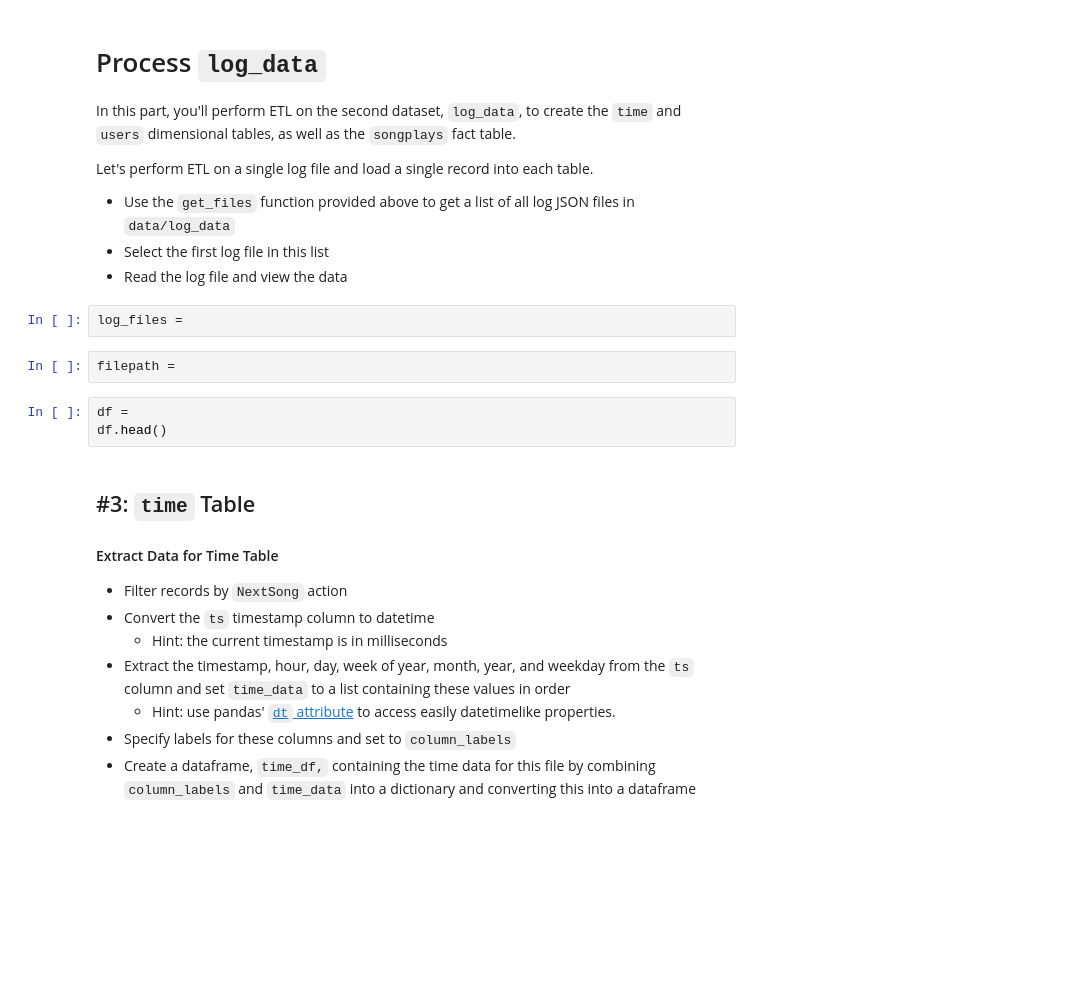
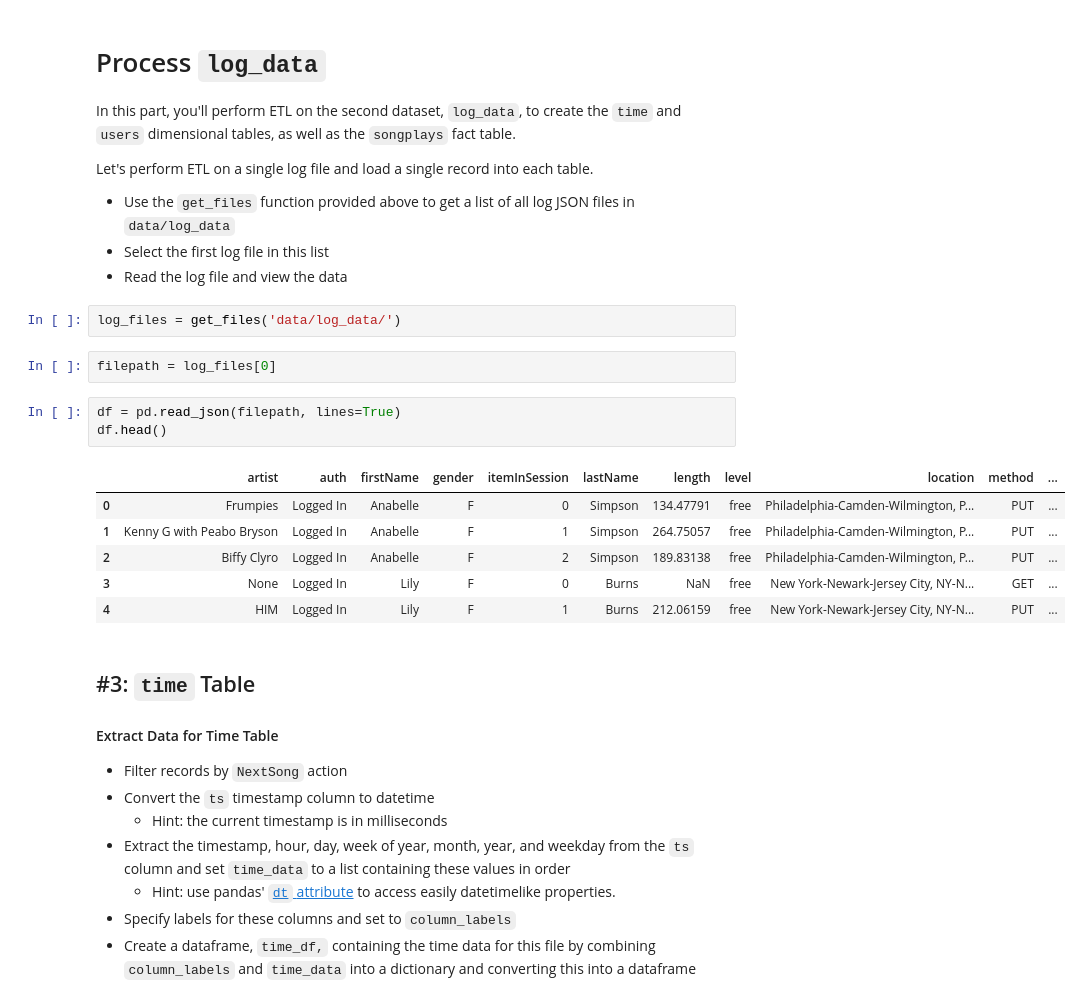
Before and after one commit to yarox/data-eng-nano-project1, a Jupyter notebook: services/jupyter/src/etl.ipynb, the cells around one changed output. Saved outputs shown, nothing was run; the diff lists cells and outputs as text; blank space fills up the shorter version.

```diff
--- a/services/jupyter/src/etl.ipynb
+++ b/services/jupyter/src/etl.ipynb
@@ -78,13 +92,20 @@ Let's perform ETL on a single log file and load a single record into each table.
 - Use the `get_files` function provided above to get a list of all log JSON files in `data/log_data`
 - Select the first log file in this list
 - Read the log file and view the data
-# %%
-log_files =
+# %%
+log_files = get_files('data/log_data/')
 # %%
-filepath =
+filepath = log_files[0]
 # %%
-df =
+df = pd.read_json(filepath, lines=True)
 df.head()
+# %% [output]
+|  | artist | auth | firstName | gender | itemInSession | lastName | length | level | location | method | ... |
+| 0 | Frumpies | Logged In | Anabelle | F | 0 | Simpson | 134.47791 | free | Philadelphia-Camden-Wilmington, P... | PUT | ... |
+| 1 | Kenny G with Peabo Bryson | Logged In | Anabelle | F | 1 | Simpson | 264.75057 | free | Philadelphia-Camden-Wilmington, P... | PUT | ... |
+| 2 | Biffy Clyro | Logged In | Anabelle | F | 2 | Simpson | 189.83138 | free | Philadelphia-Camden-Wilmington, P... | PUT | ... |
+| 3 | None | Logged In | Lily | F | 0 | Burns | NaN | free | New York-Newark-Jersey City, NY-N... | GET | ... |
+| 4 | HIM | Logged In | Lily | F | 1 | Burns | 212.06159 | free | New York-Newark-Jersey City, NY-N... | PUT | ... |
 # %% [markdown]
 ## #3: `time` Table
 #### Extract Data for Time Table
```
Also changed, not shown: parts of 18 cells of this notebook, 1 other file.
